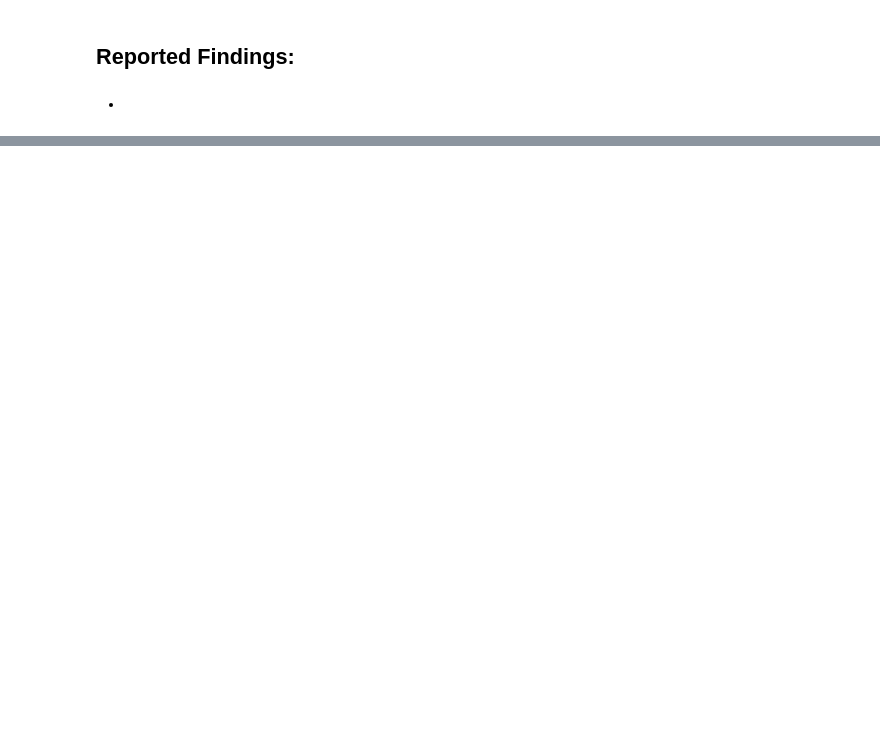
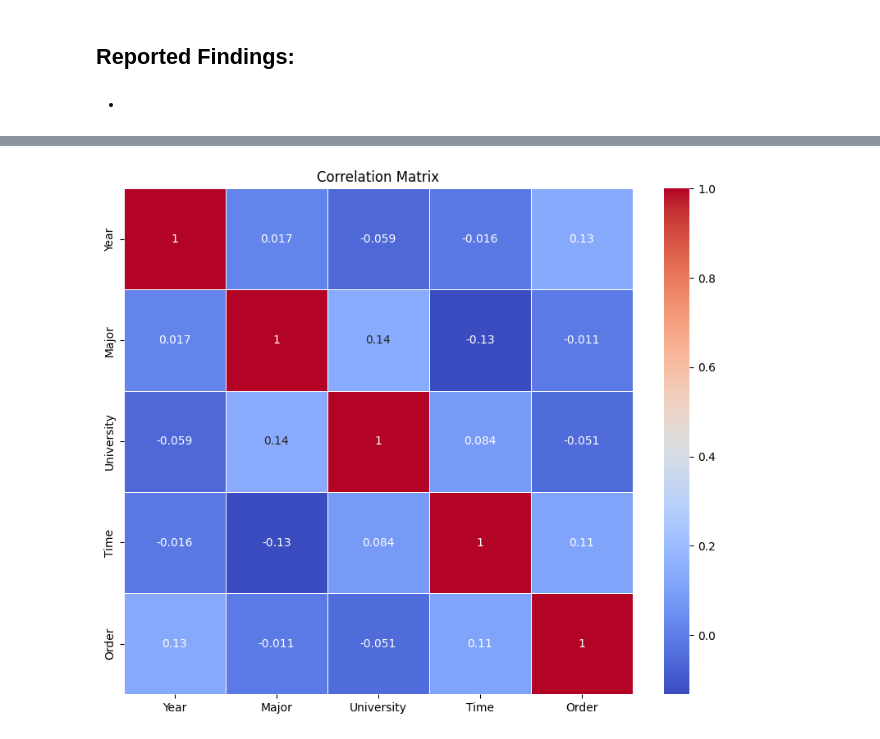
Before and after one commit to nate628426/xtern2024_analysis, a Jupyter notebook: exploratory_analysis.ipynb, the cells around one changed output, grey strips where cells are left out. Saved outputs shown, nothing was run; the diff lists cells and outputs as text; code cells hidden in the pictures; blank space fills up the shorter version.

Commit message:
descriptive and visual analytics, clustering check and dimensionality reduction analysis done.

```diff
--- a/exploratory_analysis.ipynb
+++ b/exploratory_analysis.ipynb
@@ -14,0 +14,3 @@ FileNotFoundError: [Errno 2] No such file or directory: 'xtern2024_analysis/XTer
+# %%
+data = pd.read_csv("/Users/natelo/Downloads/XTern_AI_Data.csv")
+print(data.head)
@@ -14,0 +35,23 @@ FileNotFoundError: [Errno 2] No such file or directory: 'xtern2024_analysis/XTer
+# %%
+#Convert the raw data
+
+# Create a new DataFrame for converted data
+converted_data = data.copy()
+
+# Define mapping dictionaries for each column containing string data
+year_mapping = {'Year 1': 1, 'Year 2': 2, 'Year 3': 3, 'Year 4': 4}
+unique_majors = data['Major'].unique()
+unique_universities = data['University'].unique()
+unique_orders = data['Order'].unique()
+
+# Create a mapping dictionary programmatically
+major_mapping = {value: index for index, value in enumerate(unique_majors)}
+uni_mapping = {value: index for index, value in enumerate(unique_universities)}
+order_mapping = {value: index for index, value in enumerate(unique_orders)}
+
+# Use the map function to apply the mapping to the DataFrame
+converted_data['Year'] = data['Year'].map(year_mapping)
+converted_data['Major'] = data['Major'].map(major_mapping)
+converted_data['University'] = data['University'].map(uni_mapping)
+converted_data['Order'] = data['Order'].map(order_mapping)
+print(converted_data.head())
@@ -14,0 +91,8 @@ FileNotFoundError: [Errno 2] No such file or directory: 'xtern2024_analysis/XTer
+# %%
+correlation_matrix = converted_data.corr()
+plt.figure(figsize=(10, 8))
+sns.heatmap(correlation_matrix, annot=True, cmap='coolwarm', linewidths=0.5)
+plt.title('Correlation Matrix')
+plt.show()
+# %% [output]
+[figure, added]
```
Also changed, not shown: parts of 10 cells of this notebook.
